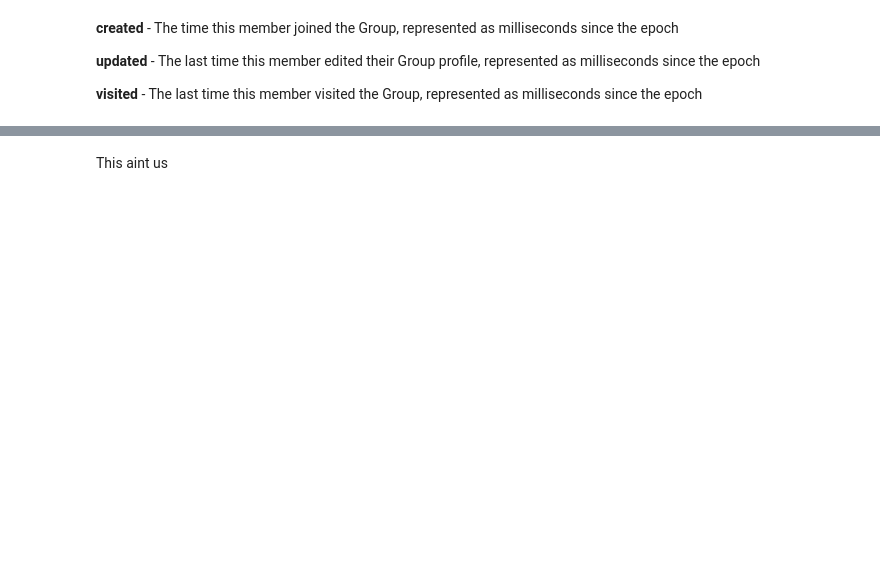
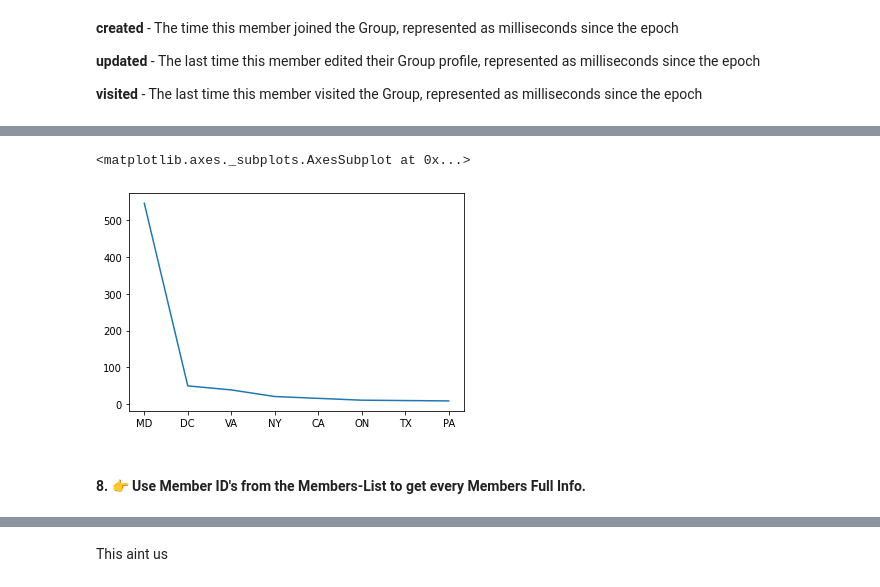
Before and after one commit to BNIA/datalabs, a Jupyter notebook: notebooks/05_amivi_meetup.ipynb, the cells around one changed output, grey strips where cells are left out. Cells and saved outputs as stored; diff of their text form; code cells hidden in the pictures; blank space fills up the shorter version.

```diff
--- a/notebooks/05_amivi_meetup.ipynb
+++ b/notebooks/05_amivi_meetup.ipynb
@@ -448,14 +437,3 @@ __created__ - The time this member joined the Group, represented as milliseconds
 __updated__ - The last time this member edited their Group profile, represented as milliseconds since the epoch
 
 __visited__  - The last time this member visited the Group, represented as milliseconds since the epoch
-# %%
-# No need to look at all the records.
-df = dataWorksMembersCSV[['id', 'name', 'bio', 'joined', 'city', 'state', 'country', 'group_profile.visited', 'group_profile.created', 'group_profile.updated']].copy()
-
-# Convert the Unix Timestamps to 'good' ones. strftime('%Y-%m-%d %H:%M:%S')
-df['joined'] = df.apply(lambda x: dt.fromtimestamp( int(str(x['joined'])[:-3]) ).strftime('%Y-%m-%d'), axis=1, result_type='expand')
-df['group_profile.visited'] = df.apply(lambda x: dt.fromtimestamp( int(str(x['group_profile.visited'])[:-3]) ).strftime('%Y-%m-%d'), axis=1, result_type='expand')
-df['group_profile.created'] = df.apply(lambda x: dt.fromtimestamp( int(str(x['group_profile.created'])[:-3]) ).strftime('%Y-%m-%d'), axis=1, result_type='expand')
-df['group_profile.updated'] = df.apply(lambda x: dt.fromtimestamp( int(str(x['group_profile.updated'])[:-3]) ).strftime('%Y-%m-%d'), axis=1, result_type='expand')
-
-df.head()
@@ -470,0 +453,9 @@ df.to_csv('meetup_api_member_data.csv')
+# %%
+from google.colab import files
+import io
+import pandas as pd
+uploaded = files.upload()
+for fn in uploaded.keys():
+  print('User uploaded file "{name}" with length {length} bytes'.format(name=fn, length=len(uploaded[fn])))
+  df = pd.read_csv(io.BytesIO(uploaded[fn]))
+  dataWorksMembersCSV = df.copy()
@@ -470,0 +513,7 @@ df.to_csv('meetup_api_member_data.csv')
+# %%
+df['state'].value_counts()[:8].plot()
+# %% [output]
+<matplotlib.axes._subplots.AxesSubplot at 0x...>
+[figure, added]
+# %% [markdown]
+#### 8. 👉 Use Member ID's from the Members-List to get every Members Full Info.
```
Also changed, not shown: parts of 82 cells of this notebook, 5 other files.
